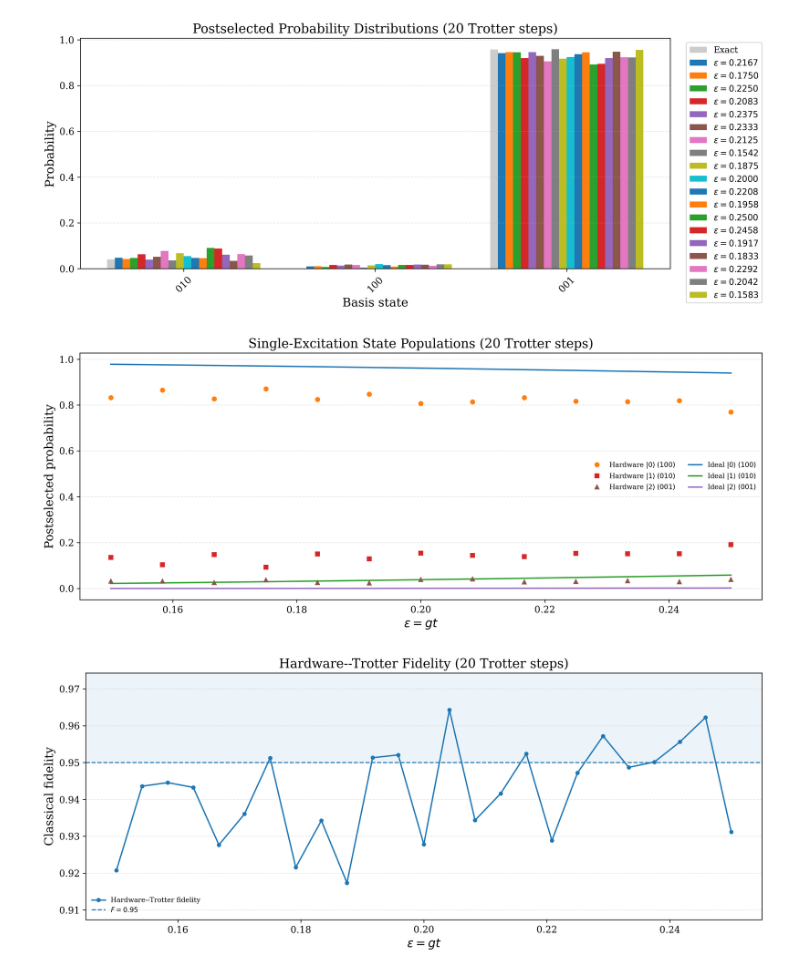
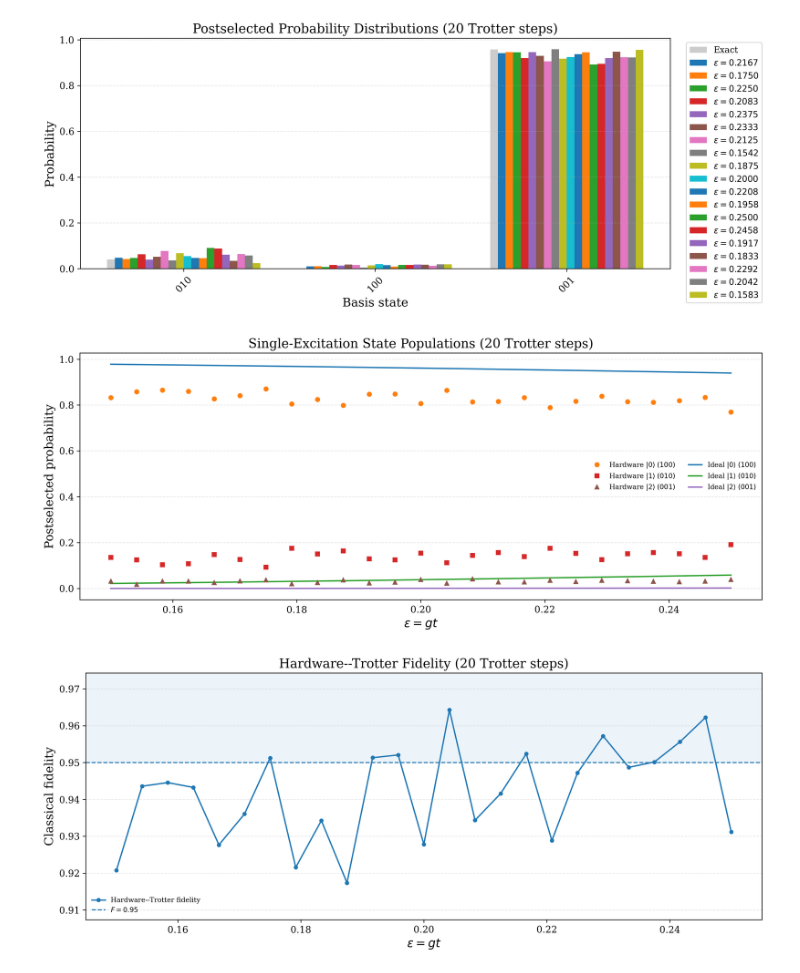
Before and after one commit to ali-tayyab/Digital-Quantum-Simulation-of-GUP-modified-Hamiltonians, a Jupyter notebook: Harmonic_Oscillator.ipynb, the cells around one changed output. Drawn from its saved outputs; the diff is of its cells as text; code cells hidden in the pictures.

```diff
--- a/fidelity_for_HO_using_real_backend.ipynb
+++ b/Harmonic_Oscillator.ipynb
@@ -161,4 +162,5 @@ sampler = Sampler(mode=backend)
 
 job = sampler.run(transpiled_circuits, shots=1024)
 # %%
+job = service.job("d9ulncgu5hac73ahd2f0")
 job_result = job.result()
@@ -766,8 +764,8 @@ for i, state in enumerate(states):
 
     # Hardware points
     hardware_line, = ax.plot(
-        eps_values[::2],
-        np.array(hardware_y)[::2],
+        eps_values,
+        np.array(hardware_y),
         linestyle='none',
         marker=markers[i],
         markersize=5
@@ -795,34 +793,34 @@ ax.grid(
 handles = hardware_lines + ideal_lines
 
 labels = (
     [rf'Hardware {label}' for label in logical_labels]
     +
     [rf'Ideal {label}' for label in logical_labels]
 )
 
 ax.legend(
     handles,
     labels,
     frameon=False,
     ncol=2
 )
 
 plt.tight_layout()
 
 plt.savefig(
     "plots/probability_vs_epsilon.pdf",
     bbox_inches="tight"
 )
 
 plt.savefig(
     "plots/probability_vs_epsilon.png",
     dpi=600,
     bbox_inches="tight"
 )
 
 plt.show()
 # %% [output]
-[figure, old version]
+[figure, new version]
 # %%
 steps_value = troter_steps[0]
 
```
Also changed, not shown: parts of 3 cells of this notebook, 1 other file.
